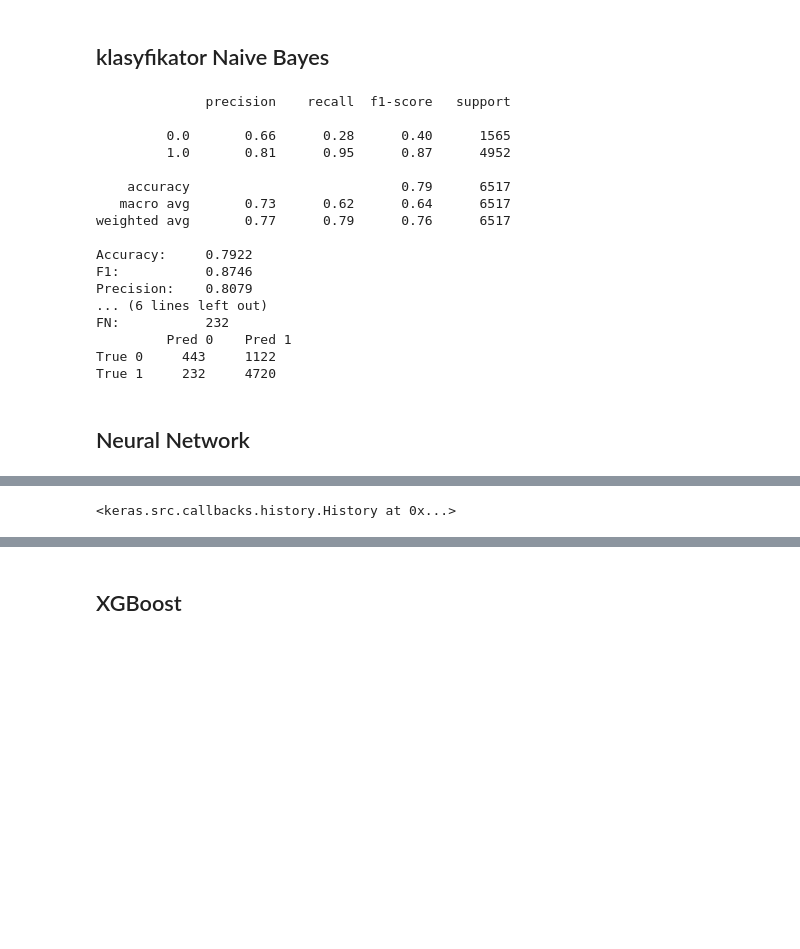
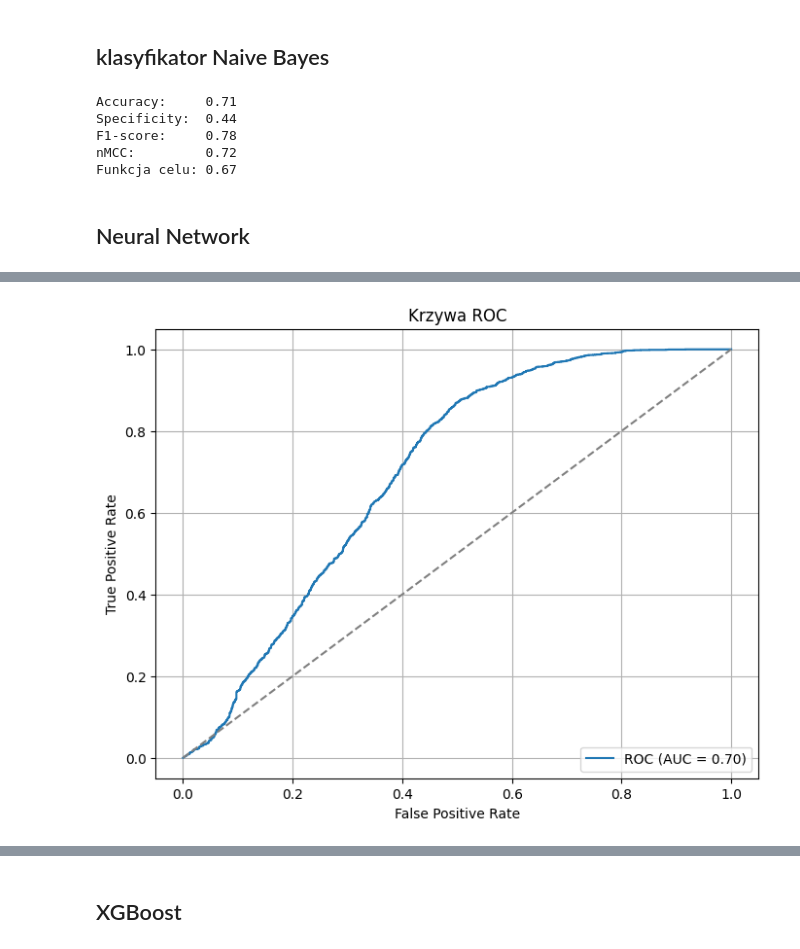
Before and after one commit to KulsonKula/Application-of-artificial-intelligence-methods-for-arrhythmia-detection-based-on-PPG-signal, a Jupyter notebook: src/holdout/nauka_cechy.ipynb, the cells around one changed output, grey strips where cells are left out. Drawn from its saved outputs; the diff is of its cells as text; code cells hidden in the pictures; blank space fills up the shorter version.

```diff
--- a/src/holdout/nauka_cechy.ipynb
+++ b/src/holdout/nauka_cechy.ipynb
@@ -129,10 +123,2 @@ True 1      85     4867
 # %% [markdown]
 ## DecisionTree
-# %%
-clf = DecisionTreeClassifier(max_depth=30)
-clf.fit(X_train, y_train)
-
-
-accuracy = clf.score(X_test, y_test)
-print(classification_report(y_test, y_pred))
-print_error_matrix(y_test,y_pred)
@@ -158,11 +135,5 @@ True 1      85     4867
 ## RandomForest
 # %%
 clf = RandomForestClassifier(n_estimators=100, max_depth=3, random_state=42)
-clf.fit(X_train, y_train)
-
-y_pred = clf.predict(X_test)
-
-accuracy = accuracy_score(y_test, y_pred)
-print(classification_report(y_test, y_pred))
-print_error_matrix(y_test,y_pred)
+evaluate_model(clf)
 # %% [output]
@@ -186,31 +145,13 @@ True 1       3     4949
 # %% [markdown]
 ## klasyfikator Naive Bayes
-# %%
-model = GaussianNB()
-model.fit(X_train, y_train)
-
-y_pred = model.predict(X_test)
-
-accuracy = accuracy_score(y_test, y_pred)
-print(classification_report(y_test, y_pred))
-print_error_matrix(y_test,y_pred)
-# %% [output]
-              precision    recall  f1-score   support
-
-         0.0       0.66      0.28      0.40      1565
-         1.0       0.81      0.95      0.87      4952
-
-    accuracy                           0.79      6517
-   macro avg       0.73      0.62      0.64      6517
-weighted avg       0.77      0.79      0.76      6517
-
-Accuracy:     0.7922
-F1:           0.8746
-Precision:    0.8079
-... (6 lines left out)
-FN:           232
-         Pred 0    Pred 1
-True 0     443     1122
-True 1     232     4720
+# %%
+model = GaussianNB()
+evaluate_model(model)
+# %% [output]
+Accuracy:     0.71
+Specificity:  0.44
+F1-score:     0.78
+nMCC:         0.72
+Funkcja celu: 0.67
 # %% [markdown]
 ## Neural Network
@@ -221,18 +241,18 @@ def custom_scheduler(epoch, lr):
     else:
         return float(lr * tf.math.exp(-0.1))
 
-model = keras.Sequential([
-    layers.Input(shape=(X_train.shape[1],)),
-    layers.Dense(1024, activation='relu'),
-    layers.Dense(512, activation='relu'),
-    layers.Dense(256, activation='relu'),
-    layers.Dense(128, activation='relu'),
-    layers.Dense(1, activation='sigmoid')
-])
+def build_model(input_dim):
+    model = models.Sequential([
+        layers.Input(shape=(input_dim,)),
+        layers.Dense(1024, activation='relu'),
+        layers.Dense(512, activation='relu'),
+        layers.Dense(256, activation='relu'),
+        layers.Dense(128, activation='relu'),
+        layers.Dense(1, activation='sigmoid')
+    ])
+    model.compile(optimizer='adam', loss='binary_crossentropy', metrics=['accuracy'])
+    return model
 
 scheduler = LearningRateScheduler(custom_scheduler)
-
-model.compile(optimizer='adam', loss='binary_crossentropy', metrics=['accuracy'])
-
-model.fit(X_train, y_train, epochs=20, batch_size=128, validation_data=(X_test, y_test),callbacks=[scheduler])
+evaluate_given_keras_model_holdout(build_model, thresholds=[0.3, 0.5, 0.7],scheduler=scheduler, epochs=10, batch_size=64)
 # %% [output]
@@ -256 +276 @@ Epoch 20/20
-<keras.src.callbacks.history.History at 0x...>
+[figure, added]
```
Also changed, not shown: parts of 26 cells of this notebook, 31 other files.
